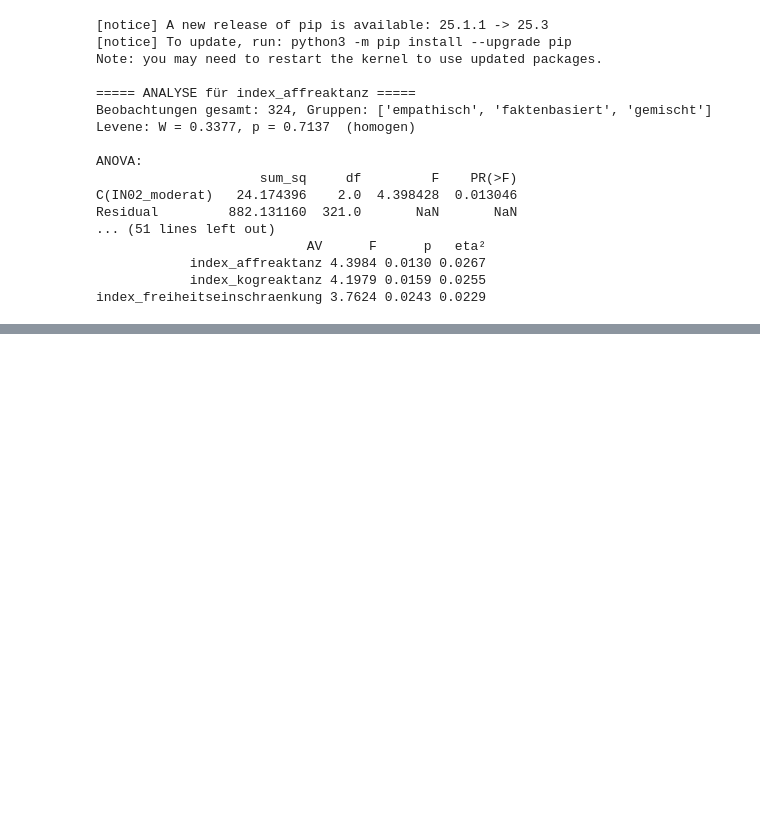
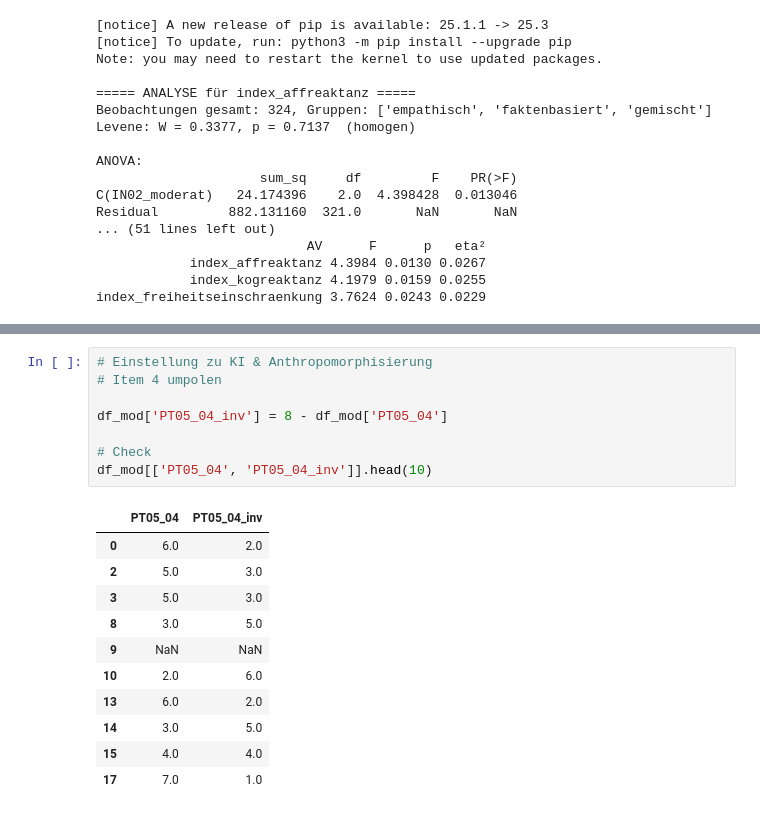
Before and after one commit to lara-polat/KI_Demokratie, a Jupyter notebook: analysis_ki_demokratie.ipynb, the cells around one changed output, grey strips where cells are left out. Saved outputs shown, nothing was run; the diff lists cells and outputs as text; blank space fills up the shorter version.

```diff
--- a/analysis_ki_demokratie.ipynb
+++ b/analysis_ki_demokratie.ipynb
@@ -3190,0 +3227,20 @@ faktenbasiert      gemischt   0.2477 0.2811  -0.135 0.6304  False
+# %%
+# Einstellung zu KI & Anthropomorphisierung
+# Item 4 umpolen
+
+df_mod['PT05_04_inv'] = 8 - df_mod['PT05_04']
+
+# Check
+df_mod[['PT05_04', 'PT05_04_inv']].head(10)
+# %% [output]
+|  | PT05_04 | PT05_04_inv |
+| 0 | 6.0 | 2.0 |
+| 2 | 5.0 | 3.0 |
+| 3 | 5.0 | 3.0 |
+| 8 | 3.0 | 5.0 |
+| 9 | NaN | NaN |
+| 10 | 2.0 | 6.0 |
+| 13 | 6.0 | 2.0 |
+| 14 | 3.0 | 5.0 |
+| 15 | 4.0 | 4.0 |
+| 17 | 7.0 | 1.0 |
```
Also changed, not shown: parts of 21 cells of this notebook.
